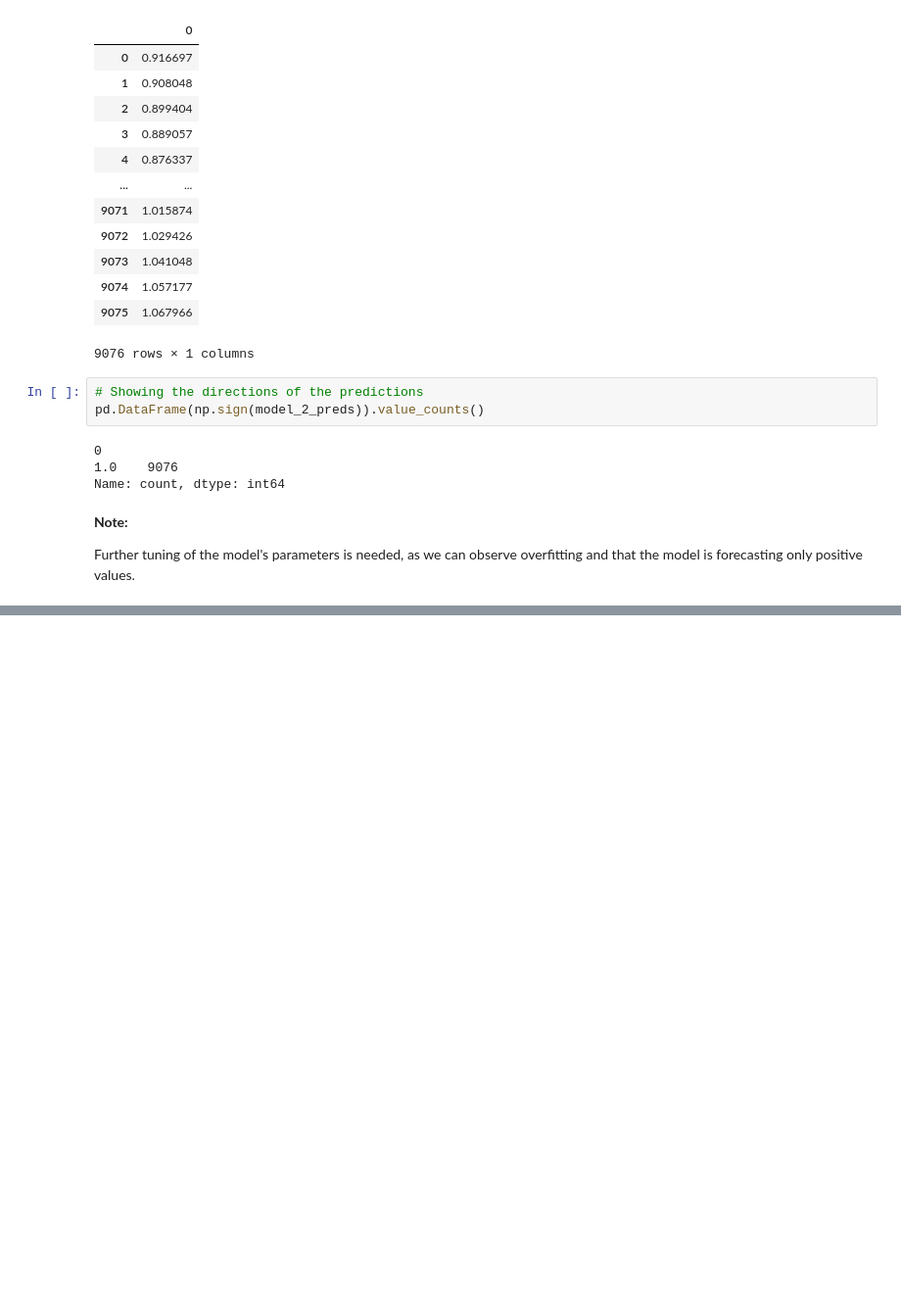
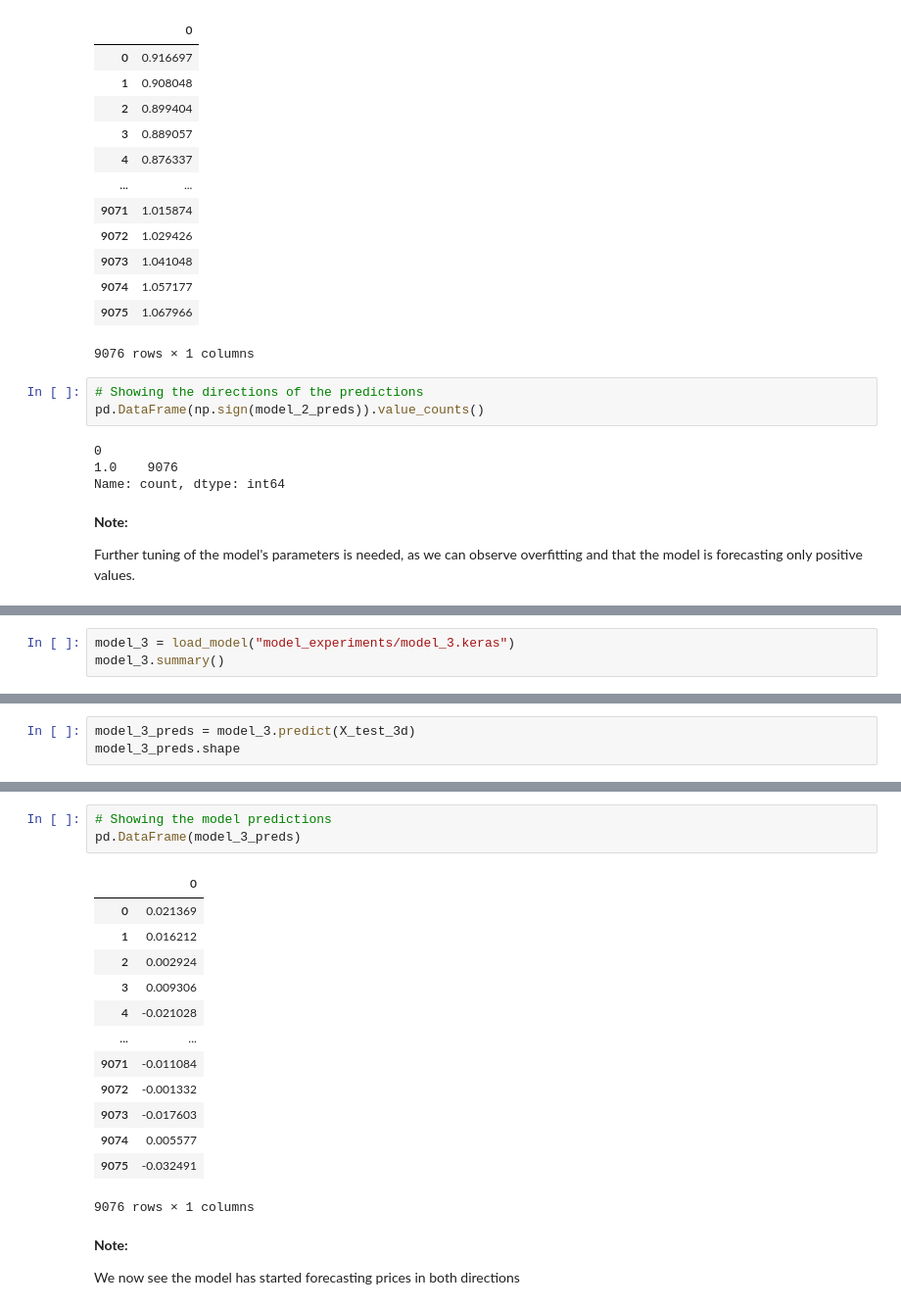
Before and after one commit to YarosInter/Time-Series-Conv1D-Neural-Network, a Jupyter notebook: Conv1D_Layer_Neural_Network.ipynb, the cells around one changed output, grey strips where cells are left out. Shown at 98% size. Drawn from its saved outputs; the diff is of its cells as text; blank space fills up the shorter version.

```diff
--- a/Conv1D_Layer_Neural_Network.ipynb
+++ b/Conv1D_Layer_Neural_Network.ipynb
@@ -582,0 +673,3 @@ Further tuning of the model's parameters is needed, as we can observe overfittin
+# %%
+model_3 = load_model("model_experiments/model_3.keras")
+model_3.summary()
@@ -582,0 +712,3 @@ Further tuning of the model's parameters is needed, as we can observe overfittin
+# %%
+model_3_preds = model_3.predict(X_test_3d)
+model_3_preds.shape
@@ -582,0 +718,21 @@ Further tuning of the model's parameters is needed, as we can observe overfittin
+# %%
+# Showing the model predictions
+pd.DataFrame(model_3_preds)
+# %% [output]
+|  | 0 |
+| 0 | 0.021369 |
+| 1 | 0.016212 |
+| 2 | 0.002924 |
+| 3 | 0.009306 |
+| 4 | -0.021028 |
+| ... | ... |
+| 9071 | -0.011084 |
+| 9072 | -0.001332 |
+| 9073 | -0.017603 |
+| 9074 | 0.005577 |
+| 9075 | -0.032491 |
+9076 rows × 1 columns
+# %% [markdown]
+**Note:**
+
+We now see the model has started forecasting prices in both directions
```
Also changed, not shown: parts of 14 cells of this notebook, 1 other file.
